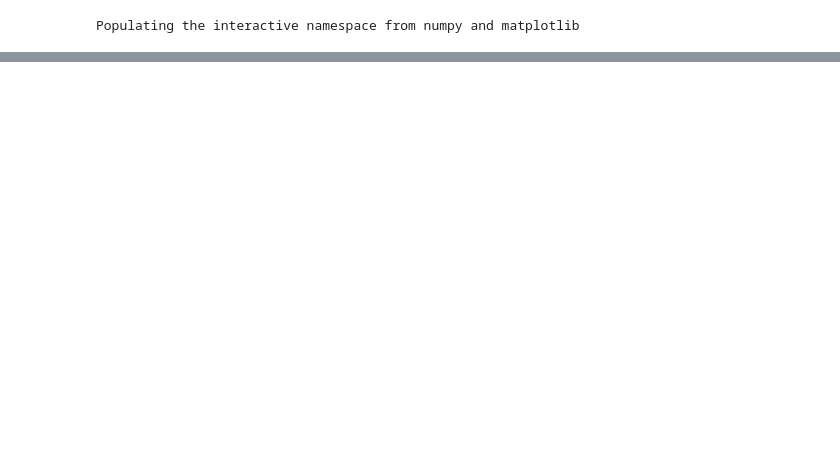
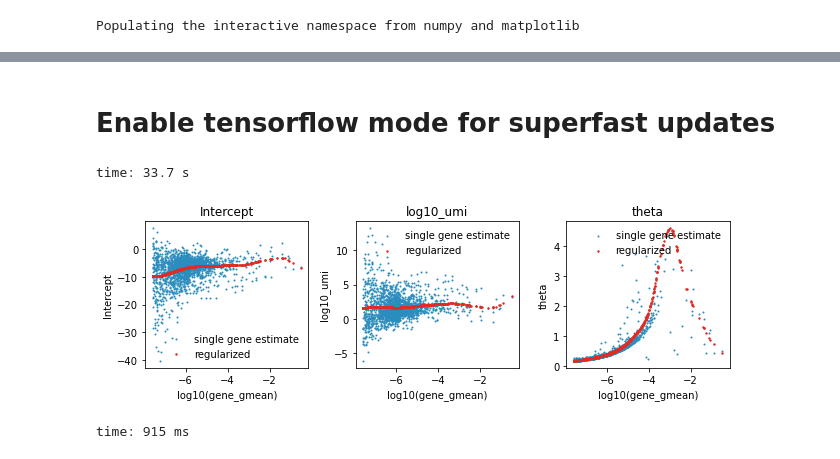
Before and after one commit to saketkc/pySCTransform, a Jupyter notebook: notebooks/demo.ipynb, the cells around one changed output, grey strips where cells are left out. Drawn from its saved outputs; the diff is of its cells as text; code cells hidden in the pictures; blank space fills up the shorter version.

Commit message:
Allow tensorflow probability updates

```diff
--- a/notebooks/demo.ipynb
+++ b/notebooks/demo.ipynb
@@ -26,0 +34,11 @@ plot_fit(vst_out)
+# %% [markdown]
+# Enable tensorflow mode for superfast updates
+# %%
+vst_out = vst(counts_df, use_tf=True)
+# %% [output]
+time: 33.7 s
+# %%
+_ = plot_fit(vst_out)
+# %% [output]
+[figure, added]
+time: 915 ms
```
Also changed, not shown: parts of 9 cells of this notebook, 1 other file.
